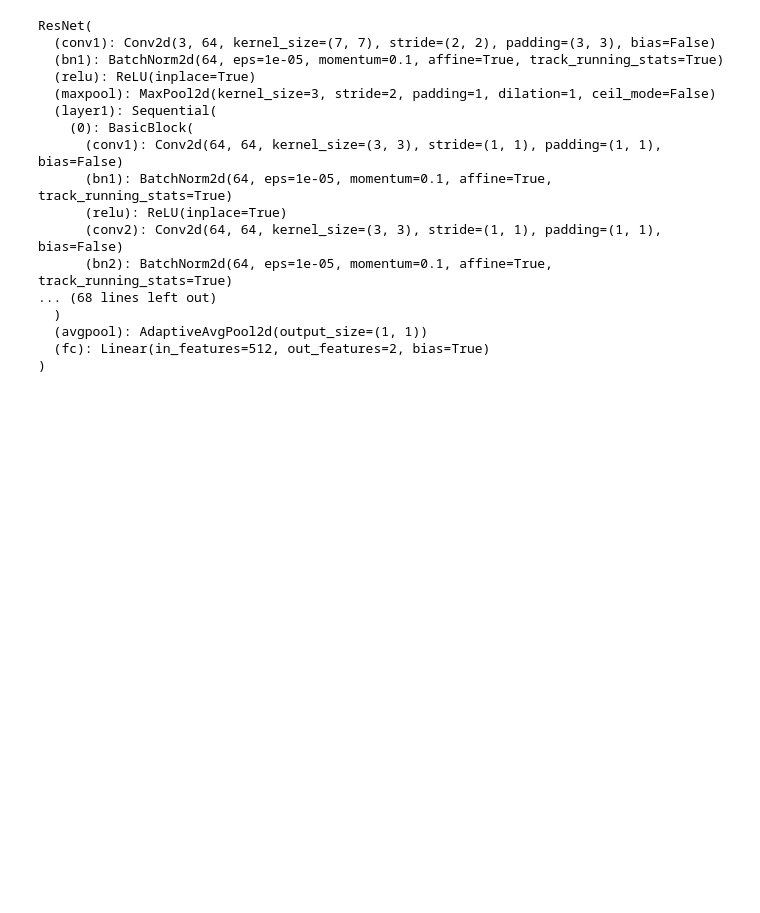
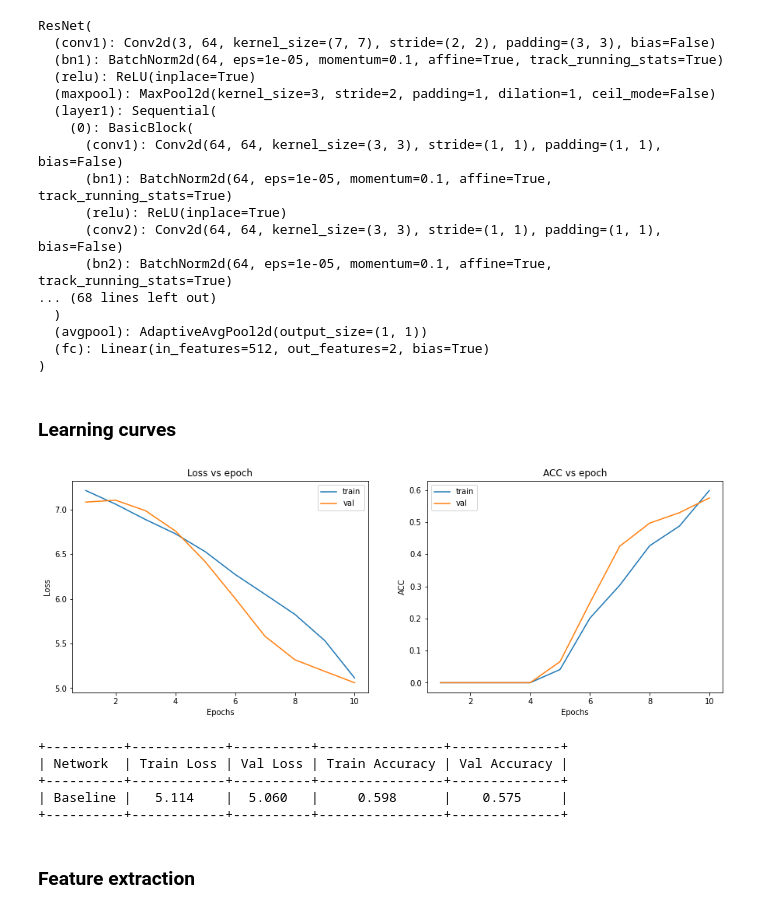
Before and after one commit to scudr/Transfer_learning, a Jupyter notebook: transfer_learning.ipynb, the cells around one changed output. Saved outputs shown, nothing was run; the diff lists cells and outputs as text; code cells hidden in the pictures; blank space fills up the shorter version.

```diff
--- a/transfer_learning.ipynb
+++ b/transfer_learning.ipynb
@@ -365,3 +365,35 @@ ResNet(
   (avgpool): AdaptiveAvgPool2d(output_size=(1, 1))
   (fc): Linear(in_features=512, out_features=2, bias=True)
 )
+# %%
+ckp = ModelCheckpoint('resnet18_from_scratch.pt', mode='min', monitor='val_loss', verbose=False)
+early_stopping = EarlyStopping(mode='min', monitor='val_loss', patience=3)
+
+# Hyperparameters
+num_epochs = 10
+learning_rate = 1e-5
+
+optimizer = optim.Adam(resnet.parameters(), lr=learning_rate)
+
+trainer = Trainer(ckp, early_stopping)
+
+baseline_results = trainer.train(train_dl, val_dl, resnet, num_epochs, optimizer, device)
+# %% [markdown]
+### Learning curves
+# %%
+visualize_learning_curves(baseline_results)
+# %% [output]
+[figure, added]
+# %%
+resnet_ckp_results = ckp.best_results
+print_table(["Network", "Train Loss", "Val Loss", "Train Accuracy", "Val Accuracy"], [ \
+            add_results('Baseline', resnet_ckp_results)
+           ])
+# %% [output]
++----------+------------+----------+----------------+--------------+
+| Network  | Train Loss | Val Loss | Train Accuracy | Val Accuracy |
++----------+------------+----------+----------------+--------------+
+| Baseline |   5.114    |  5.060   |     0.598      |    0.575     |
++----------+------------+----------+----------------+--------------+
+# %% [markdown]
+### Feature extraction
```
Also changed, not shown: parts of 2 cells of this notebook.
